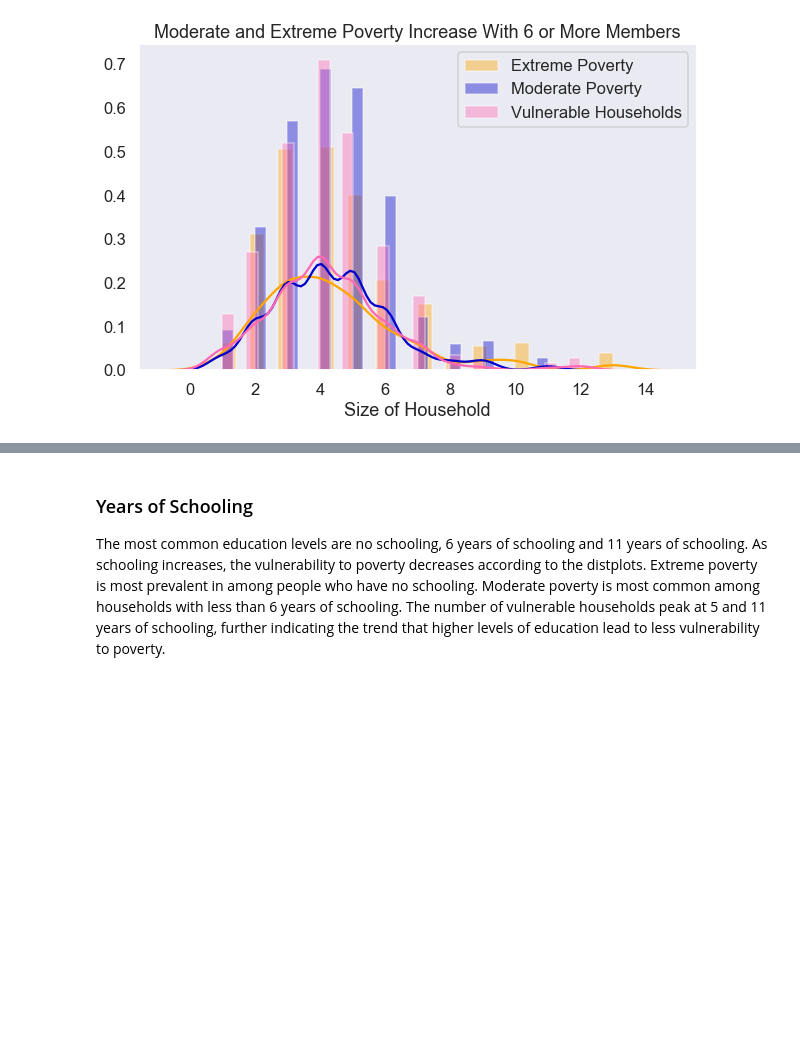
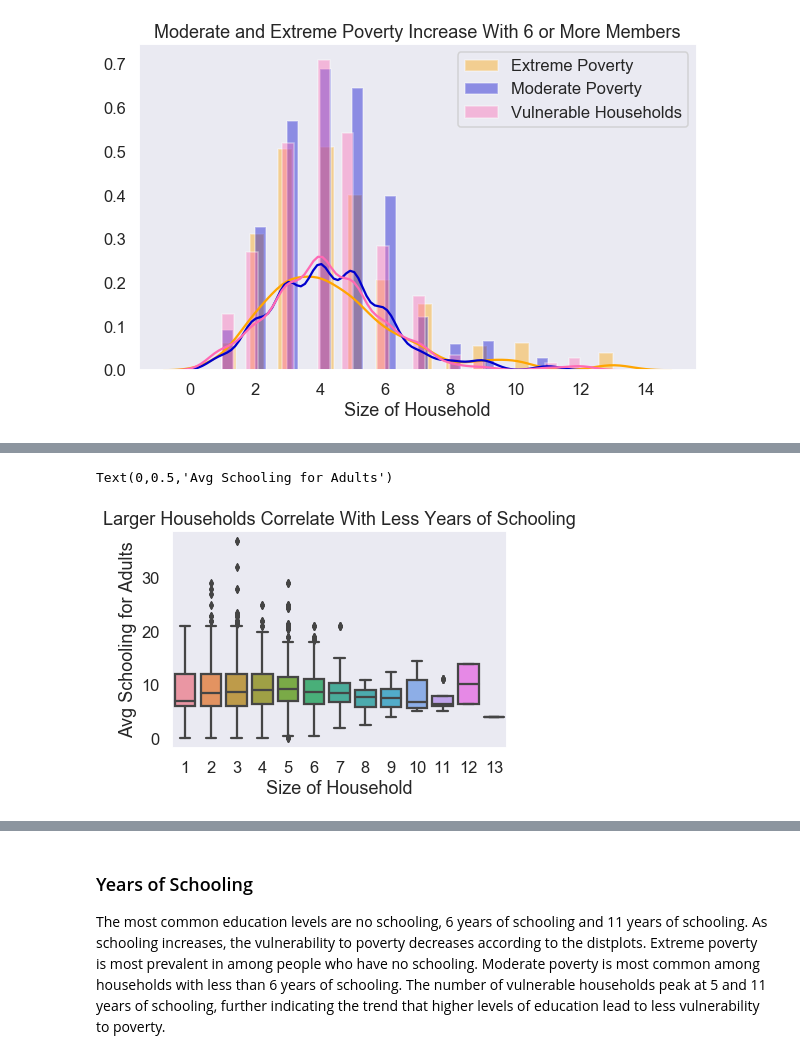
Before and after one commit to krishisharma45/capstone-project, a Jupyter notebook: capstone_data_wrangling.ipynb, the cells around one changed output, grey strips where cells are left out. Cells and saved outputs as stored; diff of their text form; code cells hidden in the pictures; blank space fills up the shorter version.

Commit message:
Add household size analysis and rent analysis

```diff
--- a/capstone_data_wrangling.ipynb
+++ b/capstone_data_wrangling.ipynb
@@ -126,0 +129,9 @@ Text(0.5,0,'Size of Household')
+# %%
+large_household = train[train['tamhog'] > 0]
+sns.boxplot(large_household['tamhog'],large_household['meaneduc'])
+plt.title('Larger Households Correlate With Less Years of Schooling')
+plt.xlabel('Size of Household')
+plt.ylabel('Avg Schooling for Adults')
+# %% [output]
+Text(0,0.5,'Avg Schooling for Adults')
+[figure, added]
```
Also changed, not shown: parts of 33 cells of this notebook.
